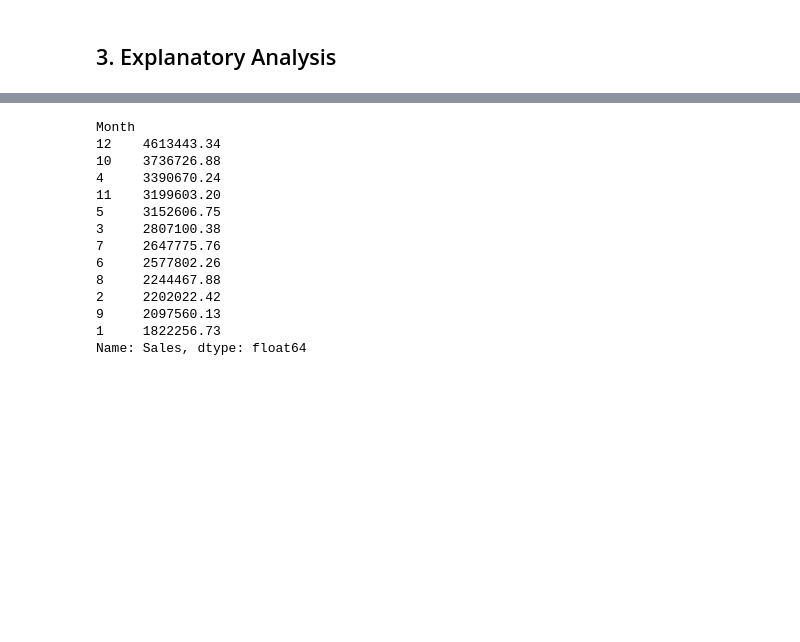
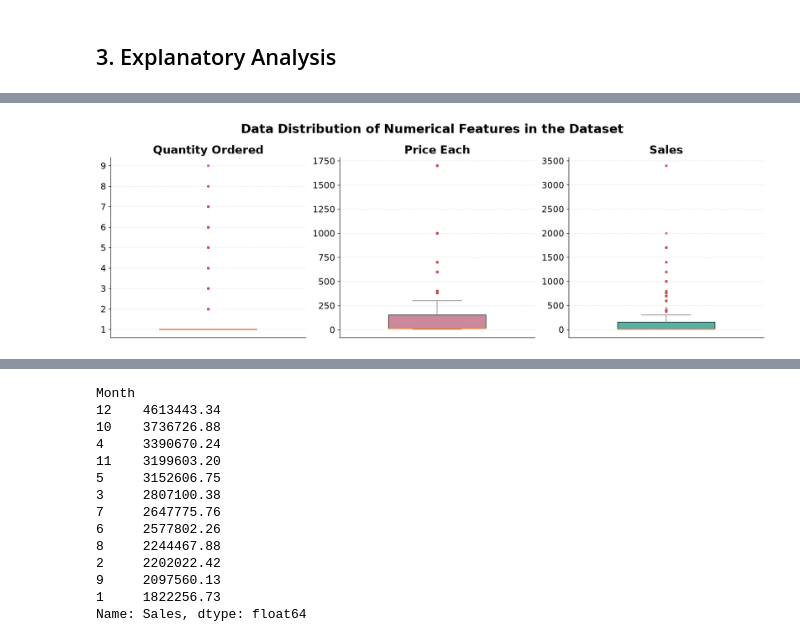
Before and after one commit to Ivy219/2026-Phase-2-Data-Science-IvyTANG, a Jupyter notebook: Part3/part3_submission.ipynb, the cells around one changed output, grey strips where cells are left out. Saved outputs shown, nothing was run; the diff lists cells and outputs as text; code cells hidden in the pictures; blank space fills up the shorter version.

```diff
--- a/Part3/part3_submission.ipynb
+++ b/Part3/part3_submission.ipynb
@@ -266,0 +281,46 @@ plt.show()
+# %%
+# Visualise with box-plot
+fig, axes = plt.subplots(1, 3, figsize=(15, 5))
+axes = axes.flatten()
+
+numeric_cols = [
+    "Quantity Ordered",
+    "Price Each",
+    "Sales"
+]
+
+colors = [
+    PRIMARY,
+    SECONDARY,
+    GREEN
+]
+
+for ax, col, color in zip(axes, numeric_cols, colors):
+
+    ax.boxplot(
+        sales_data[col],
+        patch_artist=True,
+        widths=0.5,
+        boxprops=dict(facecolor=color, alpha=0.8),
+        medianprops=dict(color="#DD8452", linewidth=2),
+        whiskerprops=dict(color="gray"),
+        capprops=dict(color="gray"),
+        flierprops=dict(
+            marker="o",
+            markerfacecolor="#C44E52",
+            markeredgecolor="#C44E52",
+            markersize=3,
+            alpha=0.4
+        )
+    )
+
+    ax.set_title(col)
+    ax.set_xticks([])
+
+
+plt.suptitle("Data Distribution of Numerical Features in the Dataset", fontsize=20, fontweight="bold")
+plt.tight_layout()
+plt.savefig("Figures/Figure1_Data Distribution of Numerical Features in the Dataset.jpg")
+plt.show()
+# %% [output]
+[figure, added]
```
Also changed, not shown: parts of 11 cells of this notebook, 3 other files.
